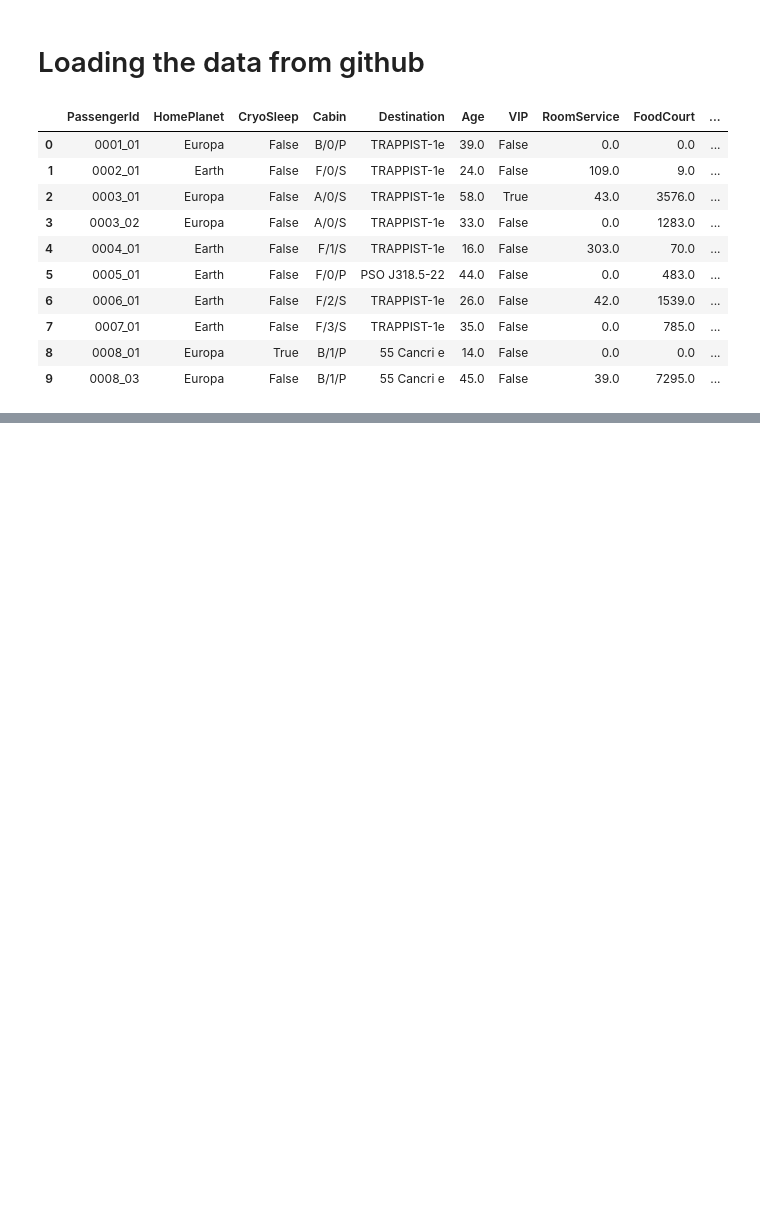
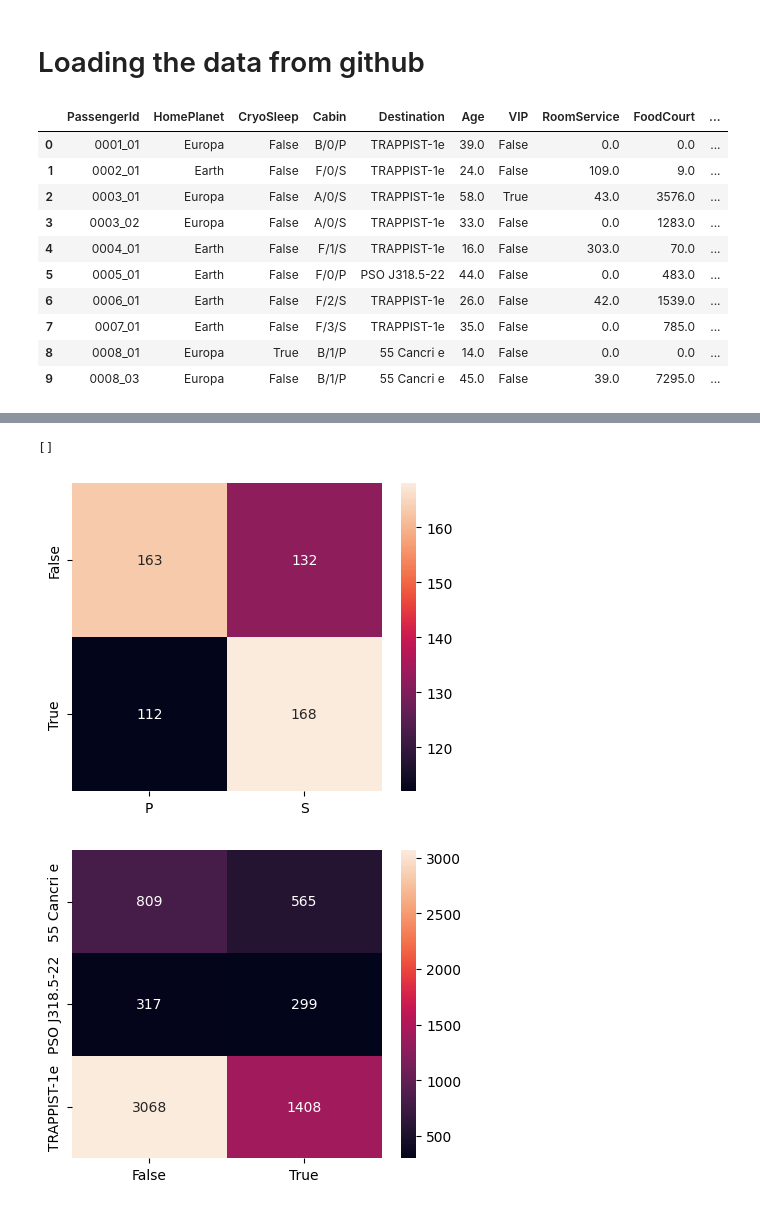
Before and after one commit to bzabk/Recruitment-Task-for-Data-Science-community-2023, a Jupyter notebook: first.ipynb, the cells around one changed output, grey strips where cells are left out. Saved outputs shown, nothing was run; the diff lists cells and outputs as text; code cells hidden in the pictures; blank space fills up the shorter version.

```diff
--- a/first.ipynb
+++ b/first.ipynb
@@ -24,0 +128,10 @@ data_raw.head(10)
+# %%
+def text_split(input,at):
+    parts = input.split('/')
+    return parts[at]
+
+data_raw["Deck"]=data_raw["Cabin"].map(lambda x:text_split(x,0)).values
+
+data_raw["Num"] = data_raw["Cabin"].map(lambda x: text_split(x,1)).values
+
+data_raw["Side"] = data_raw["Cabin"].map(lambda x: text_split(x,2)).values
@@ -24,0 +157,20 @@ data_raw.head(10)
+# %%
+df = data_raw.loc[data_raw['Age']>50]
+df_home_cry = df.groupby(["Transported","Side"]).size().unstack(fill_value=0)
+
+df_home_cry.columns
+df_home_cry.index
+fig,ax = plt.subplots(figsize=(5,4))
+sns.heatmap(df_home_cry.values,annot=True,fmt="d",ax=ax,xticklabels=df_home_cry.columns,yticklabels=df_home_cry.index)
+plt.plot()
+df_home_cry = data_raw.groupby(["Destination","CryoSleep"]).size().unstack(fill_value=0)
+
+df_home_cry.columns
+df_home_cry.index
+fig,ax = plt.subplots(figsize=(5,4))
+sns.heatmap(df_home_cry.values,annot=True,fmt="d",ax=ax,xticklabels=df_home_cry.columns,yticklabels=df_home_cry.index)
+plt.plot()
+# %% [output]
+[]
+[figure, added]
+[figure, added]
```
Also changed, not shown: parts of 11 cells of this notebook.
